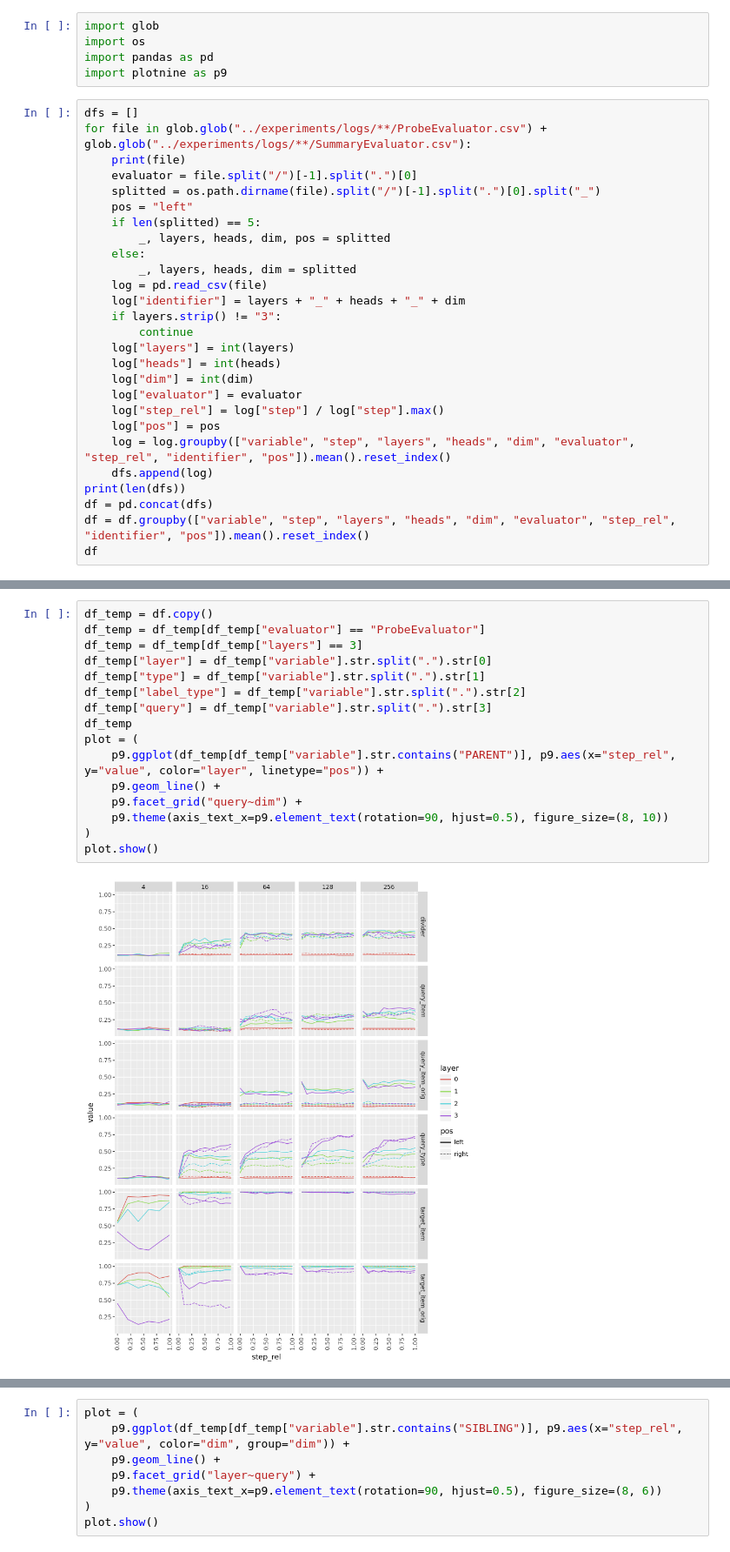
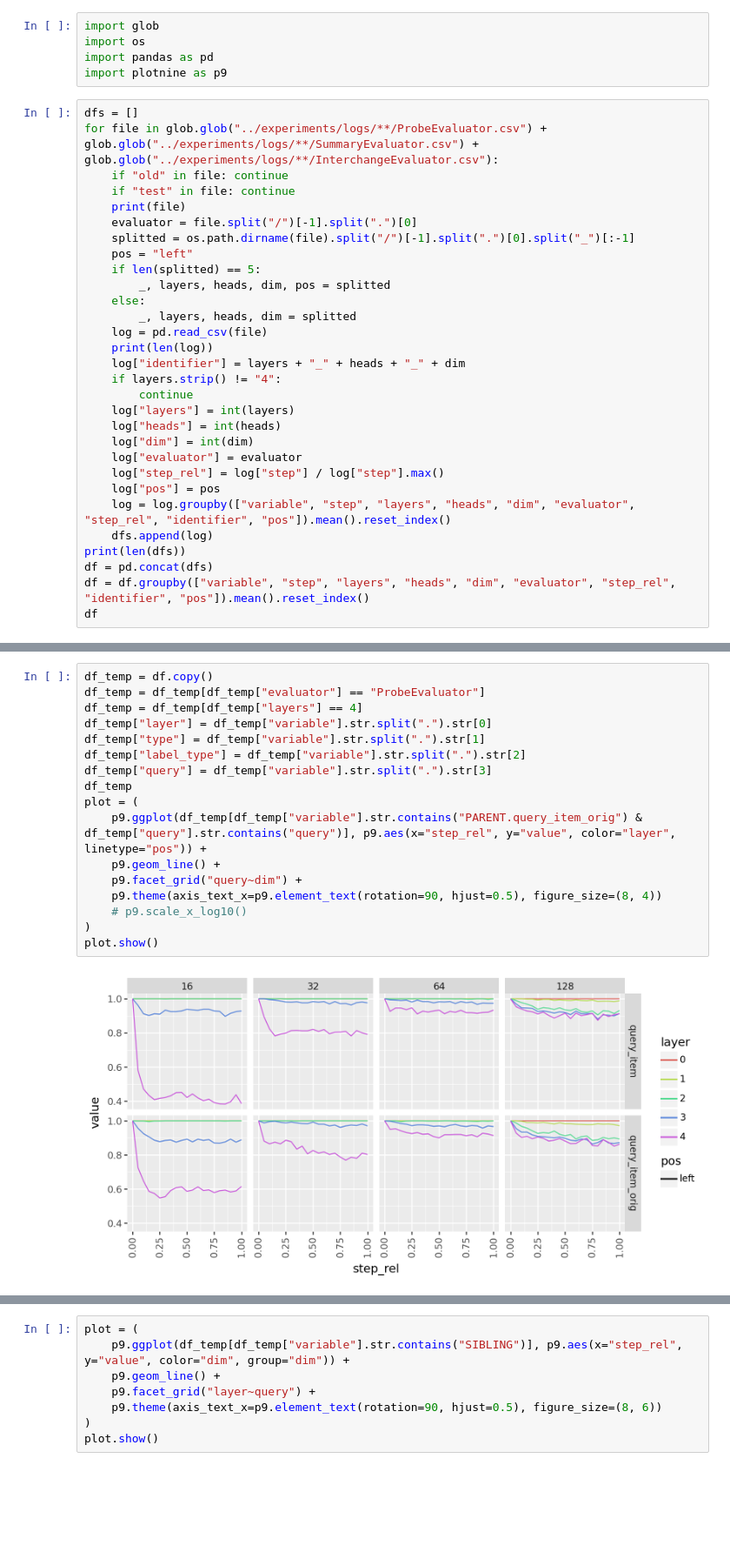
Before and after one commit to aryamanarora/tinylang, a Jupyter notebook: notebooks/Width.ipynb, the cells around one changed output, grey strips where cells are left out. Shown at 87% size. Saved outputs shown, nothing was run; the diff lists cells and outputs as text; blank space fills up the shorter version.

```diff
--- a/notebooks/Width.ipynb
+++ b/notebooks/Width.ipynb
@@ -13,18 +10,21 @@ import pandas as pd
 import plotnine as p9
 # %%
 dfs = []
-for file in glob.glob("../experiments/logs/**/ProbeEvaluator.csv") + glob.glob("../experiments/logs/**/SummaryEvaluator.csv"):
+for file in glob.glob("../experiments/logs/**/ProbeEvaluator.csv") + glob.glob("../experiments/logs/**/SummaryEvaluator.csv") + glob.glob("../experiments/logs/**/InterchangeEvaluator.csv"):
+    if "old" in file: continue
+    if "test" in file: continue
     print(file)
     evaluator = file.split("/")[-1].split(".")[0]
-    splitted = os.path.dirname(file).split("/")[-1].split(".")[0].split("_")
+    splitted = os.path.dirname(file).split("/")[-1].split(".")[0].split("_")[:-1]
     pos = "left"
     if len(splitted) == 5:
         _, layers, heads, dim, pos = splitted
     else:
         _, layers, heads, dim = splitted
     log = pd.read_csv(file)
+    print(len(log))
     log["identifier"] = layers + "_" + heads + "_" + dim
-    if layers.strip() != "3":
+    if layers.strip() != "4":
         continue
     log["layers"] = int(layers)
     log["heads"] = int(heads)
@@ -92,18 +106,19 @@ plot.show()
 # %%
 df_temp = df.copy()
 df_temp = df_temp[df_temp["evaluator"] == "ProbeEvaluator"]
-df_temp = df_temp[df_temp["layers"] == 3]
+df_temp = df_temp[df_temp["layers"] == 4]
 df_temp["layer"] = df_temp["variable"].str.split(".").str[0]
 df_temp["type"] = df_temp["variable"].str.split(".").str[1]
 df_temp["label_type"] = df_temp["variable"].str.split(".").str[2]
 df_temp["query"] = df_temp["variable"].str.split(".").str[3]
 df_temp
 plot = (
-    p9.ggplot(df_temp[df_temp["variable"].str.contains("PARENT")], p9.aes(x="step_rel", y="value", color="layer", linetype="pos")) +
+    p9.ggplot(df_temp[df_temp["variable"].str.contains("PARENT.query_item_orig") & df_temp["query"].str.contains("query")], p9.aes(x="step_rel", y="value", color="layer", linetype="pos")) +
     p9.geom_line() +
     p9.facet_grid("query~dim") +
-    p9.theme(axis_text_x=p9.element_text(rotation=90, hjust=0.5), figure_size=(8, 10))
+    p9.theme(axis_text_x=p9.element_text(rotation=90, hjust=0.5), figure_size=(8, 4))
+    # p9.scale_x_log10()
 )
 plot.show()
 # %% [output]
-[figure, old version]
+[figure, new version]
```
Also changed, not shown: parts of 7 cells of this notebook, 5 other files.
